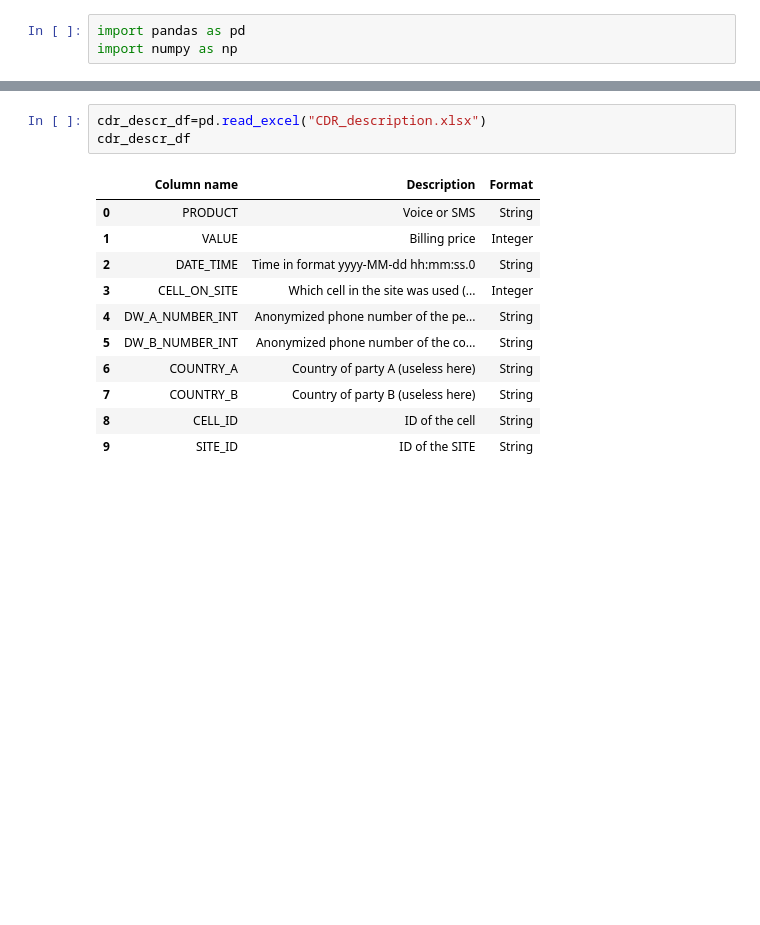
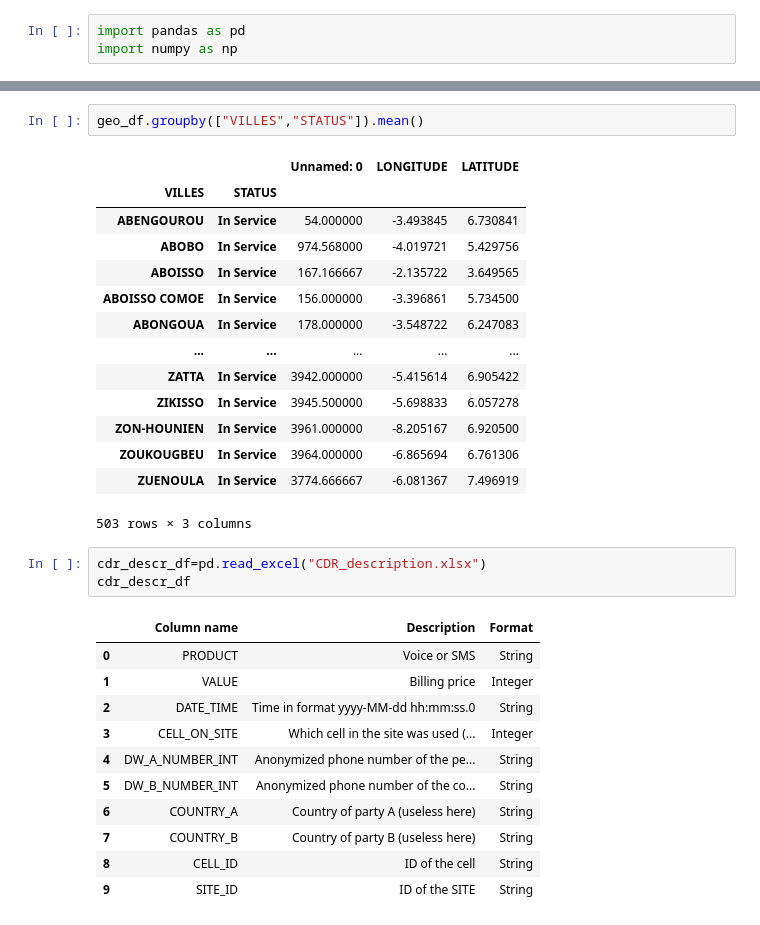
Before and after one commit to Veebug/3-Par-Kenya, a Jupyter notebook: Moringa_Data_Science_Prep_W3_Independent_Project_2021_11_Victoria_Ondieki_DataReport.ipynb, the cells around one changed output, grey strips where cells are left out. Saved outputs shown, nothing was run; the diff lists cells and outputs as text; blank space fills up the shorter version.

```diff
--- a/Moringa_Data_Science_Prep_W3_Independent_Project_2021_11_Victoria_Ondieki_DataReport.ipynb
+++ b/Moringa_Data_Science_Prep_W3_Independent_Project_2021_11_Victoria_Ondieki_DataReport.ipynb
@@ -16,3 +16,20 @@ geo_df.head()
+# %%
+geo_df.groupby(["VILLES","STATUS"]).mean()
+# %% [output]
+|  |  | Unnamed: 0 | LONGITUDE | LATITUDE |
+| VILLES | STATUS |  |  |  |
+| ABENGOUROU | In Service | 54.000000 | -3.493845 | 6.730841 |
+| ABOBO | In Service | 974.568000 | -4.019721 | 5.429756 |
+| ABOISSO | In Service | 167.166667 | -2.135722 | 3.649565 |
+| ABOISSO COMOE | In Service | 156.000000 | -3.396861 | 5.734500 |
+| ABONGOUA | In Service | 178.000000 | -3.548722 | 6.247083 |
+| ... | ... | ... | ... | ... |
+| ZATTA | In Service | 3942.000000 | -5.415614 | 6.905422 |
+| ZIKISSO | In Service | 3945.500000 | -5.698833 | 6.057278 |
+| ZON-HOUNIEN | In Service | 3961.000000 | -8.205167 | 6.920500 |
+| ZOUKOUGBEU | In Service | 3964.000000 | -6.865694 | 6.761306 |
+| ZUENOULA | In Service | 3774.666667 | -6.081367 | 7.496919 |
+503 rows × 3 columns
 # %%
 cdr_descr_df=pd.read_excel("CDR_description.xlsx")
 cdr_descr_df
```
Also changed, not shown: parts of 3 cells of this notebook.
